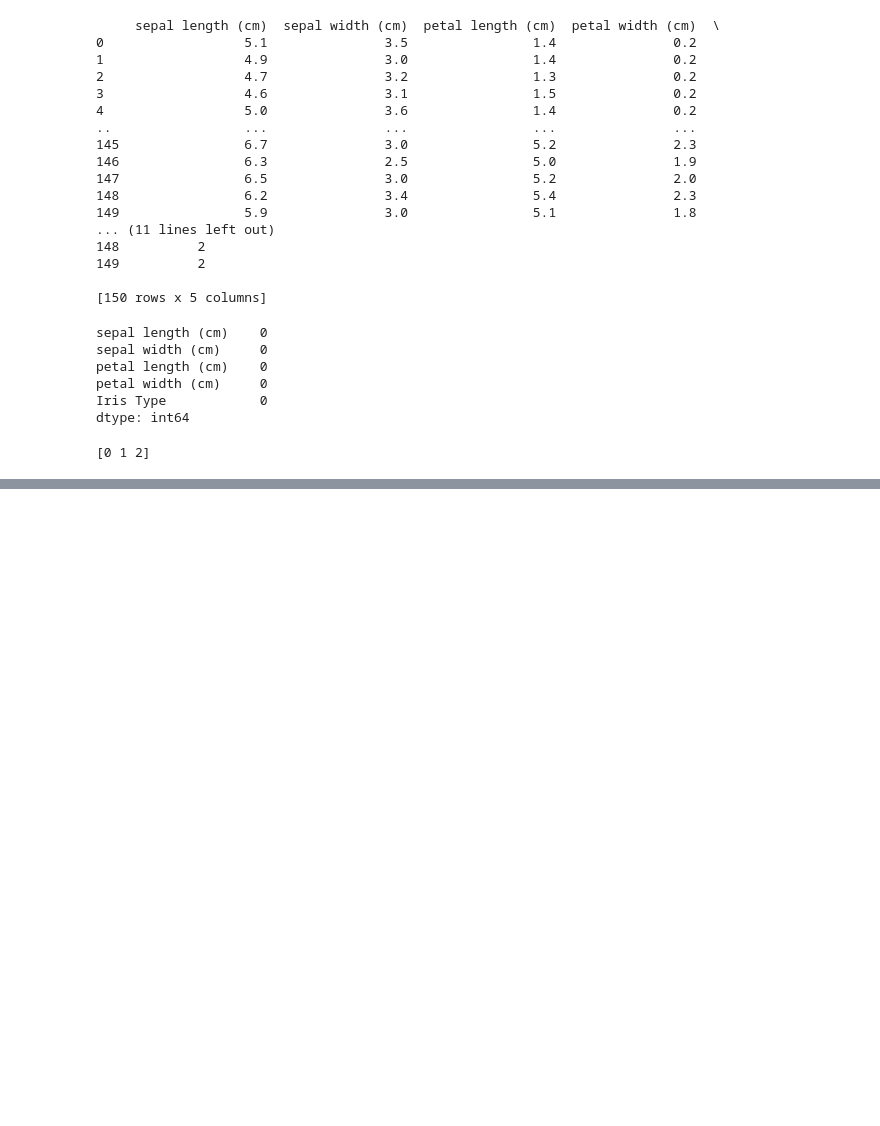
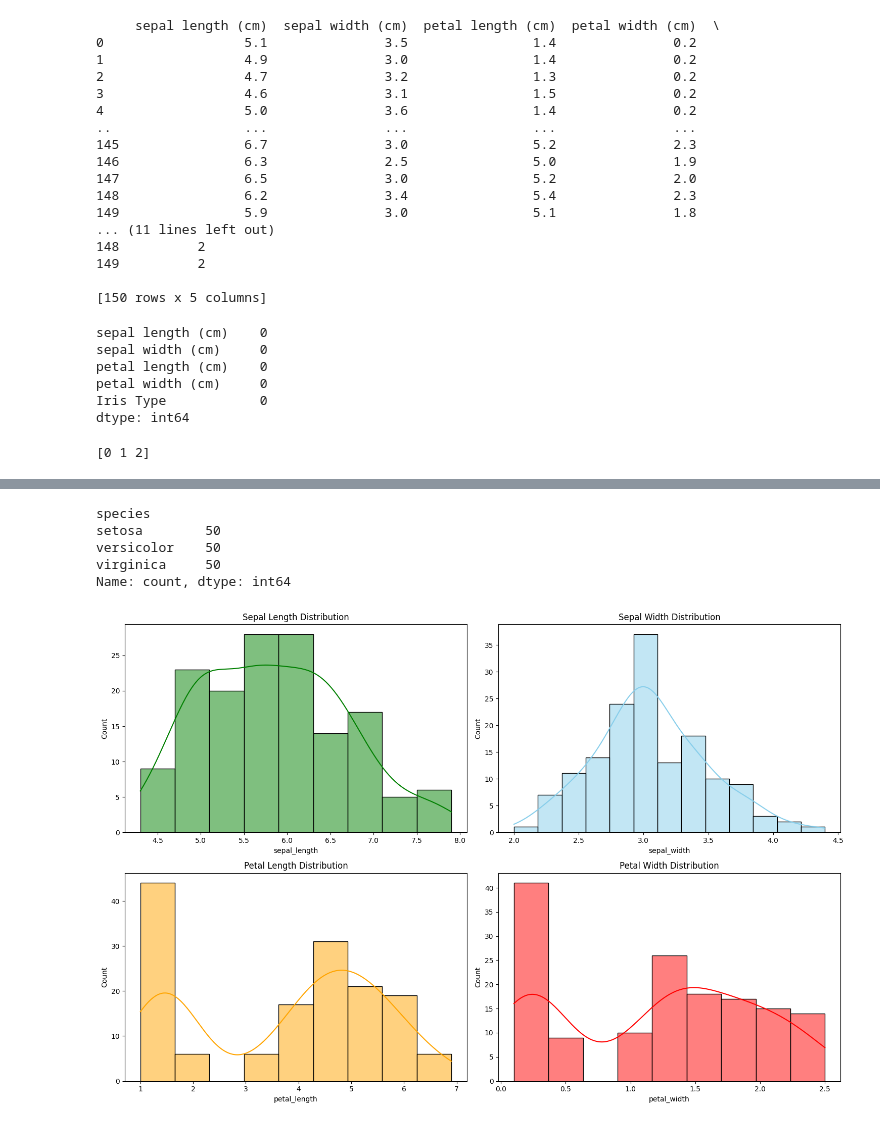
Before and after one commit to jeffknowsit/shrishti_internship, a Jupyter notebook: programs numpy day 4/preprocessing_data.ipynb, the cells around one changed output, grey strips where cells are left out. Saved outputs shown, nothing was run; the diff lists cells and outputs as text; code cells hidden in the pictures; blank space fills up the shorter version.

```diff
--- a/programs numpy day 4/preprocessing_data.ipynb
+++ b/programs numpy day 4/preprocessing_data.ipynb
@@ -85,0 +103,26 @@ from sklearn.
+# %%
+print(data_set["species"].value_counts())
+# %% [output]
+species
+setosa        50
+versicolor    50
+virginica     50
+Name: count, dtype: int64
+# %%
+# Create subplots
+import seaborn as sns
+import matplotlib.pyplot as plt
+fig, axes = plt.subplots(2, 2, figsize=(15, 10))
+# Plot distributions
+sns.histplot(data_set['sepal_length'], kde=True, ax=axes[0, 0], color='green')
+axes[0, 0].set_title('Sepal Length Distribution')
+sns.histplot(data_set['sepal_width'], kde=True, ax=axes[0, 1], color='skyblue')
+axes[0, 1].set_title('Sepal Width Distribution')
+sns.histplot(data_set['petal_length'], kde=True, ax=axes[1, 0], color='orange')
+axes[1, 0].set_title('Petal Length Distribution')
+sns.histplot(data_set['petal_width'], kde=True, ax=axes[1, 1], color='red')
+axes[1, 1].set_title('Petal Width Distribution')
+plt.tight_layout()
+plt.show()
+# %% [output]
+[figure, added]
```
Also changed, not shown: parts of 1 cell of this notebook, 8 other files.
